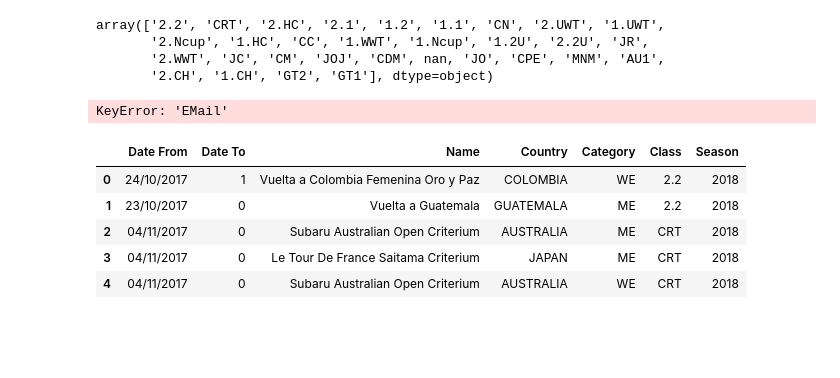
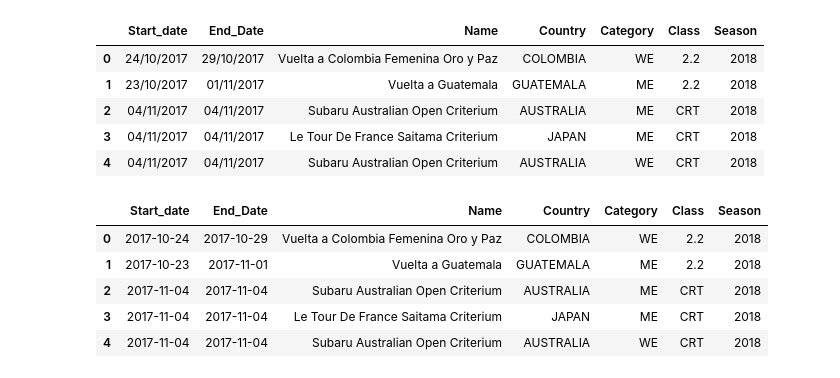
Before and after one commit to lweislo/cycling-project, a Jupyter notebook: UCI-Calendars.ipynb, the cells around one changed output. Cells and saved outputs as stored; diff of their text form; code cells hidden in the pictures; blank space fills up the shorter version.

```diff
--- a/UCI-Calendars.ipynb
+++ b/UCI-Calendars.ipynb
@@ -46,42 +47,39 @@ for f in glob.glob('Calendar*.xlsx'):
 # %%
 #Examine the head and length to make sure it's kosher
 # all_data['Class'].unique()
 # array(['2.2', 'CRT', '2.HC', '2.1', '1.2', '1.1', 'CN', '2.UWT', '1.UWT',
 #        '2.Ncup', '1.HC', 'CC', '1.WWT', '1.Ncup', '1.2U', '2.2U', 'JR',
 #        '2.WWT', 'JC', 'CM', 'JOJ', 'CDM', nan, 'JO', 'CPE', 'MNM', 'AU1',
 #        '2.CH', '1.CH', 'GT2', 'GT1'], dtype=object)
 
 # I suspect there are some classes have changed over the years. MP is ME, CPE was WT stage races during dispute
 # with ASO (2.UWT), MNM = Monument and CPE were WT one-days during disputed years (1.UWT)
 all_data['Category'].replace('MP', 'ME')
 all_data['Class'].replace('CPE', '2.UWT')
 all_data['Class'].replace(['MNM','AU1', '1.CH'], '1.UWT')
-
-all_data['Class'].unique()
+#Get rid of unwanted columns.
+del all_data['EMail']
+del all_data['WebSite']
+del all_data['Calendar']
+del all_data['Venue']
+all_data.head()
 # %% [output]
-array(['2.2', 'CRT', '2.HC', '2.1', '1.2', '1.1', 'CN', '2.UWT', '1.UWT',
-       '2.Ncup', '1.HC', 'CC', '1.WWT', '1.Ncup', '1.2U', '2.2U', 'JR',
-       '2.WWT', 'JC', 'CM', 'JOJ', 'CDM', nan, 'JO', 'CPE', 'MNM', 'AU1',
-       '2.CH', '1.CH', 'GT2', 'GT1'], dtype=object)
+|  | Start_date | End_Date | Name | Country | Category | Class | Season |
+| 0 | 24/10/2017 | 29/10/2017 | Vuelta a Colombia Femenina Oro y Paz | COLOMBIA | WE | 2.2 | 2018 |
+| 1 | 23/10/2017 | 01/11/2017 | Vuelta a Guatemala | GUATEMALA | ME | 2.2 | 2018 |
+| 2 | 04/11/2017 | 04/11/2017 | Subaru Australian Open Criterium | AUSTRALIA | ME | CRT | 2018 |
+| 3 | 04/11/2017 | 04/11/2017 | Le Tour De France Saitama Criterium | JAPAN | ME | CRT | 2018 |
+| 4 | 04/11/2017 | 04/11/2017 | Subaru Australian Open Criterium | AUSTRALIA | WE | CRT | 2018 |
-# %%
-#Get rid of unwanted columns.
-del all_data['EMail']
-del all_data['WebSite']
-del all_data['Calendar']
-del all_data['Venue']
-all_data.rename[{'Date From': 'Start_Date', 'Date To': 'End_Date'}]
-all_data.head()
-# %% [output]
-KeyError: 'EMail'
-# %%
-#Need to reformat the dates
-
-all_data['Date To'] = all_data['Date To'].apply(lambda x: pd.to_datetime(x).strftime('%m/%d/%Y')[0])
-all_data.head()
-# %% [output]
-|  | Date From | Date To | Name | Country | Category | Class | Season |
-| 0 | 24/10/2017 | 1 | Vuelta a Colombia Femenina Oro y Paz | COLOMBIA | WE | 2.2 | 2018 |
-| 1 | 23/10/2017 | 0 | Vuelta a Guatemala | GUATEMALA | ME | 2.2 | 2018 |
-| 2 | 04/11/2017 | 0 | Subaru Australian Open Criterium | AUSTRALIA | ME | CRT | 2018 |
-| 3 | 04/11/2017 | 0 | Le Tour De France Saitama Criterium | JAPAN | ME | CRT | 2018 |
-| 4 | 04/11/2017 | 0 | Subaru Australian Open Criterium | AUSTRALIA | WE | CRT | 2018 |
+# %%
+#Need to rename the columns
+all_data = all_data.rename(columns={'Date From':'Start_date', 'Date To':'End_Date'})
+all_data['Start_date'] = pd.to_datetime(all_data['Start_date'], dayfirst=True)
+all_data['End_Date'] = pd.to_datetime(all_data['End_Date'], dayfirst=True)
+all_data.head()
+# %% [output]
+|  | Start_date | End_Date | Name | Country | Category | Class | Season |
+| 0 | 2017-10-24 | 2017-10-29 | Vuelta a Colombia Femenina Oro y Paz | COLOMBIA | WE | 2.2 | 2018 |
+| 1 | 2017-10-23 | 2017-11-01 | Vuelta a Guatemala | GUATEMALA | ME | 2.2 | 2018 |
+| 2 | 2017-11-04 | 2017-11-04 | Subaru Australian Open Criterium | AUSTRALIA | ME | CRT | 2018 |
+| 3 | 2017-11-04 | 2017-11-04 | Le Tour De France Saitama Criterium | JAPAN | ME | CRT | 2018 |
+| 4 | 2017-11-04 | 2017-11-04 | Subaru Australian Open Criterium | AUSTRALIA | WE | CRT | 2018 |
```
Also changed, not shown: parts of 7 cells of this notebook.
